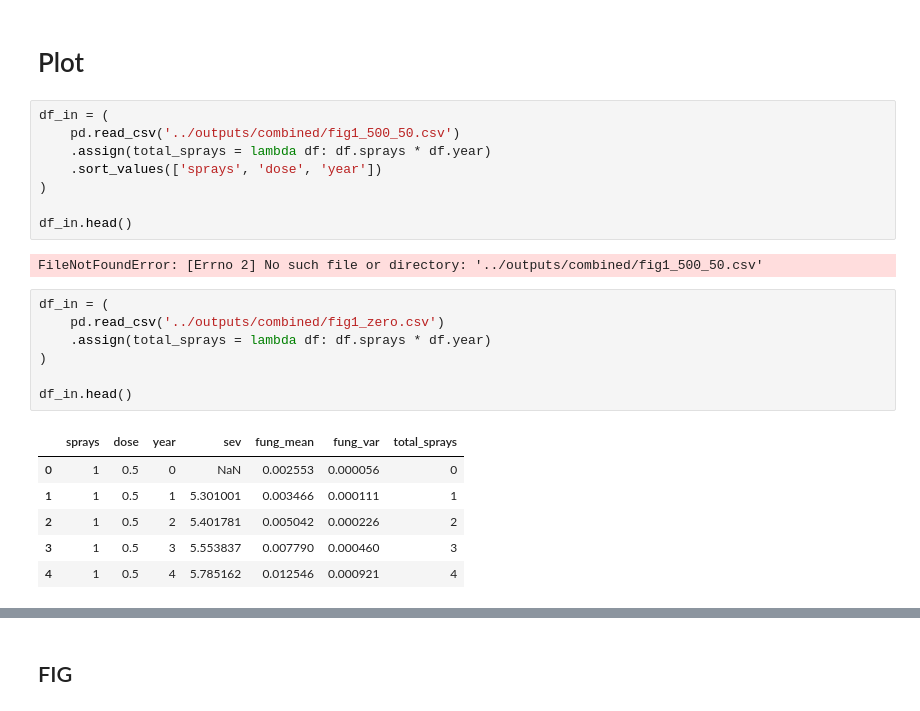
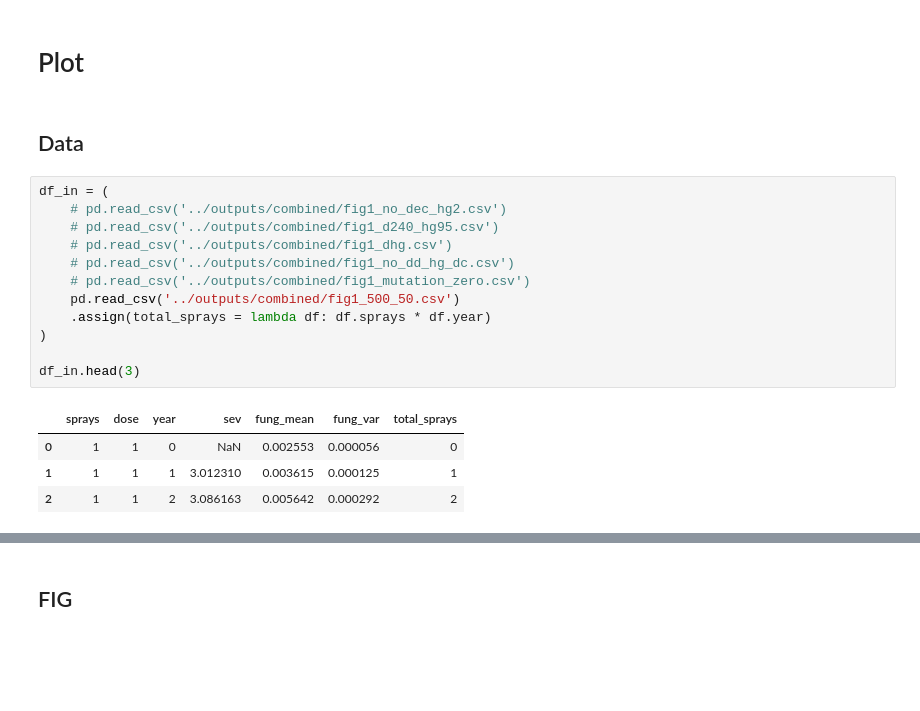
Before and after one commit to nt409/quant-res-doses, a Jupyter notebook: notebooks/101_fig1.ipynb, the cells around one changed output, grey strips where cells are left out. Saved outputs shown, nothing was run; the diff lists cells and outputs as text; blank space fills up the shorter version.

```diff
--- a/notebooks/101_fig1.ipynb
+++ b/notebooks/101_fig1.ipynb
@@ -57,30 +57,25 @@ from poly2.config import Config
 COLZ = sns.color_palette('muted').as_hex()
 # %% [markdown]
 # Plot
-# %%
-df_in = (
-    pd.read_csv('../outputs/combined/fig1_500_50.csv')
-    .assign(total_sprays = lambda df: df.sprays * df.year)
-    .sort_values(['sprays', 'dose', 'year'])
-)
-
-df_in.head()
-# %% [output]
-FileNotFoundError: [Errno 2] No such file or directory: '../outputs/combined/fig1_500_50.csv'
+# %% [markdown]
+## Data
 # %%
 df_in = (
-    pd.read_csv('../outputs/combined/fig1_zero.csv')
+    # pd.read_csv('../outputs/combined/fig1_no_dec_hg2.csv')
+    # pd.read_csv('../outputs/combined/fig1_d240_hg95.csv')
+    # pd.read_csv('../outputs/combined/fig1_dhg.csv')
+    # pd.read_csv('../outputs/combined/fig1_no_dd_hg_dc.csv')
+    # pd.read_csv('../outputs/combined/fig1_mutation_zero.csv')
+    pd.read_csv('../outputs/combined/fig1_500_50.csv')
     .assign(total_sprays = lambda df: df.sprays * df.year)
 )
 
-df_in.head()
+df_in.head(3)
 # %% [output]
 |  | sprays | dose | year | sev | fung_mean | fung_var | total_sprays |
-| 0 | 1 | 0.5 | 0 | NaN | 0.002553 | 0.000056 | 0 |
-| 1 | 1 | 0.5 | 1 | 5.301001 | 0.003466 | 0.000111 | 1 |
-| 2 | 1 | 0.5 | 2 | 5.401781 | 0.005042 | 0.000226 | 2 |
-| 3 | 1 | 0.5 | 3 | 5.553837 | 0.007790 | 0.000460 | 3 |
-| 4 | 1 | 0.5 | 4 | 5.785162 | 0.012546 | 0.000921 | 4 |
+| 0 | 1 | 1 | 0 | NaN | 0.002553 | 0.000056 | 0 |
+| 1 | 1 | 1 | 1 | 3.012310 | 0.003615 | 0.000125 | 1 |
+| 2 | 1 | 1 | 2 | 3.086163 | 0.005642 | 0.000292 | 2 |
 # %%
 df_use = (
     df_in
```
Also changed, not shown: parts of 11 cells of this notebook, 9 other files.
